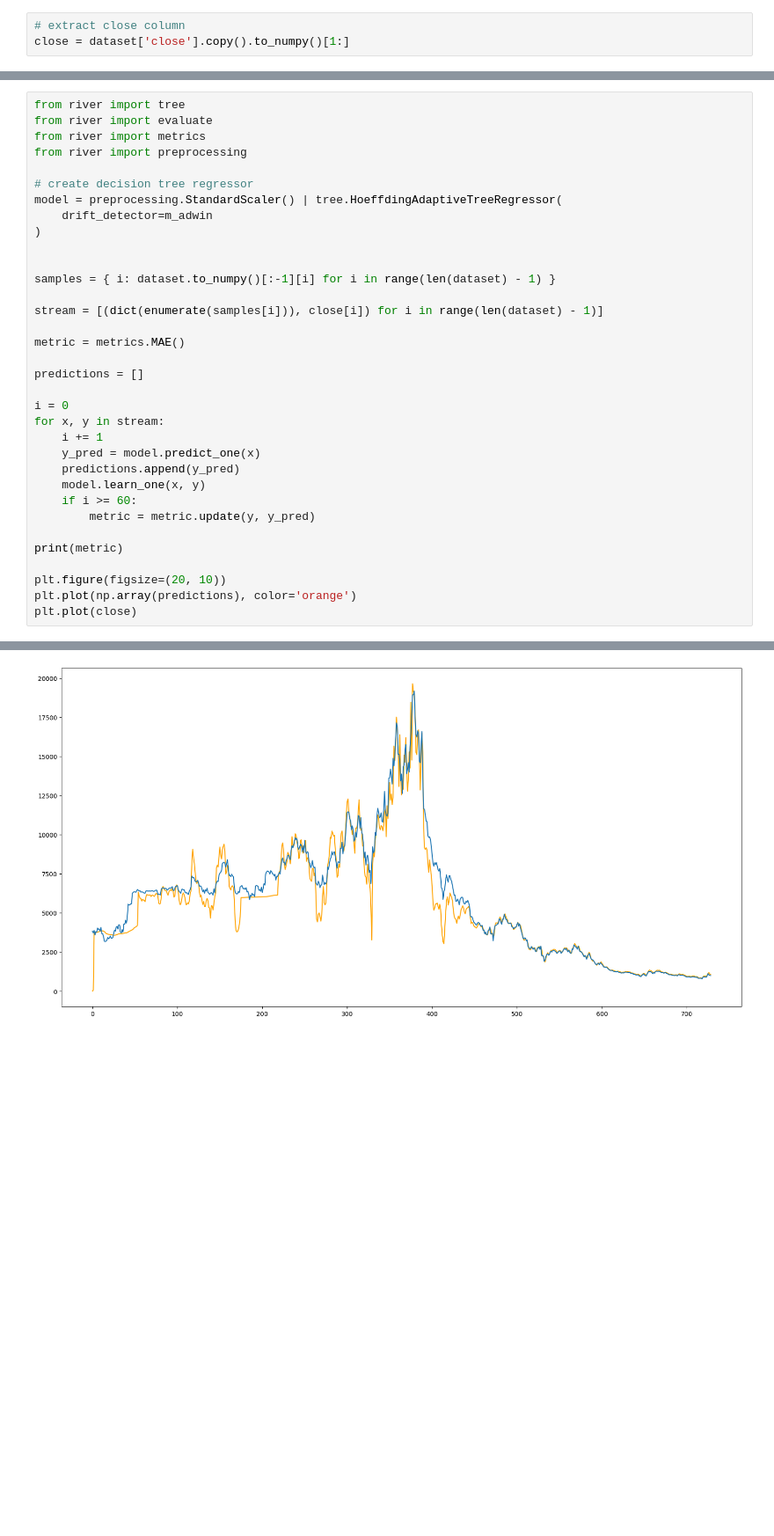
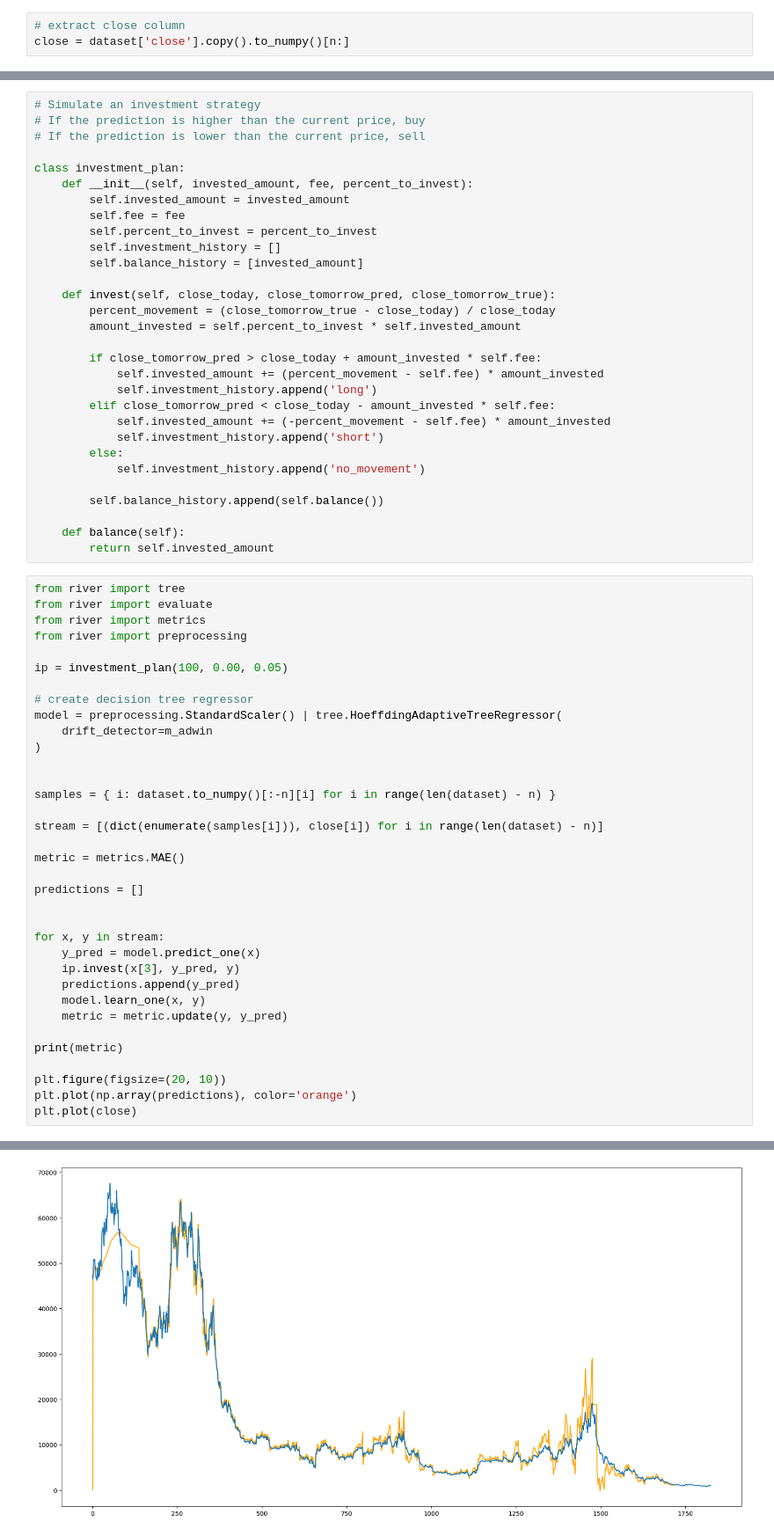
Before and after one commit to lorebenzo/btc-price-prediction, a Jupyter notebook: adwin.ipynb, the cells around one changed output, grey strips where cells are left out. Shown at 88% size. Drawn from its saved outputs; the diff is of its cells as text; blank space fills up the shorter version.

```diff
--- a/adwin.ipynb
+++ b/adwin.ipynb
@@ -41,6 +44,6 @@ dataset.describe()
 # %%
 # extract close column
-close = dataset['close'].copy().to_numpy()[1:]
+close = dataset['close'].copy().to_numpy()[n:]
 # %%
 # plot close
 import matplotlib.pyplot as plt
@@ -78,8 +92,40 @@ for drift in drifts:
+# %%
+# Simulate an investment strategy
+# If the prediction is higher than the current price, buy
+# If the prediction is lower than the current price, sell
+
+class investment_plan:
+    def __init__(self, invested_amount, fee, percent_to_invest):
+        self.invested_amount = invested_amount
+        self.fee = fee
+        self.percent_to_invest = percent_to_invest
+        self.investment_history = []
+        self.balance_history = [invested_amount]
+
+    def invest(self, close_today, close_tomorrow_pred, close_tomorrow_true):
+        percent_movement = (close_tomorrow_true - close_today) / close_today
+        amount_invested = self.percent_to_invest * self.invested_amount
+
+        if close_tomorrow_pred > close_today + amount_invested * self.fee:
+            self.invested_amount += (percent_movement - self.fee) * amount_invested
+            self.investment_history.append('long')
+        elif close_tomorrow_pred < close_today - amount_invested * self.fee:
+            self.invested_amount += (-percent_movement - self.fee) * amount_invested
+            self.investment_history.append('short')
+        else:
+            self.investment_history.append('no_movement')
+
+        self.balance_history.append(self.balance())
+
+    def balance(self):
+        return self.invested_amount
 # %%
 from river import tree
 from river import evaluate
 from river import metrics
 from river import preprocessing
+
+ip = investment_plan(100, 0.00, 0.05)
 
 # create decision tree regressor
 model = preprocessing.StandardScaler() | tree.HoeffdingAdaptiveTreeRegressor(
@@ -87,22 +133,21 @@ model = preprocessing.StandardScaler() | tree.HoeffdingAdaptiveTreeRegressor(
 )
 
 
-samples = { i: dataset.to_numpy()[:-1][i] for i in range(len(dataset) - 1) }
+samples = { i: dataset.to_numpy()[:-n][i] for i in range(len(dataset) - n) }
 
-stream = [(dict(enumerate(samples[i])), close[i]) for i in range(len(dataset) - 1)]
+stream = [(dict(enumerate(samples[i])), close[i]) for i in range(len(dataset) - n)]
 
 metric = metrics.MAE()
 
 predictions = []
 
-i = 0
+
 for x, y in stream:
-    i += 1
     y_pred = model.predict_one(x)
+    ip.invest(x[3], y_pred, y)
     predictions.append(y_pred)
     model.learn_one(x, y)
-    if i >= 60:
-        metric = metric.update(y, y_pred)
+    metric = metric.update(y, y_pred)
 
 print(metric)
 
@@ -114,2 +159,2 @@ MAE: 509.067171
 [<matplotlib.lines.Line2D at 0x...>]
-[figure, old version]
+[figure, new version]
```
Also changed, not shown: parts of 11 cells of this notebook, 1 other file.
